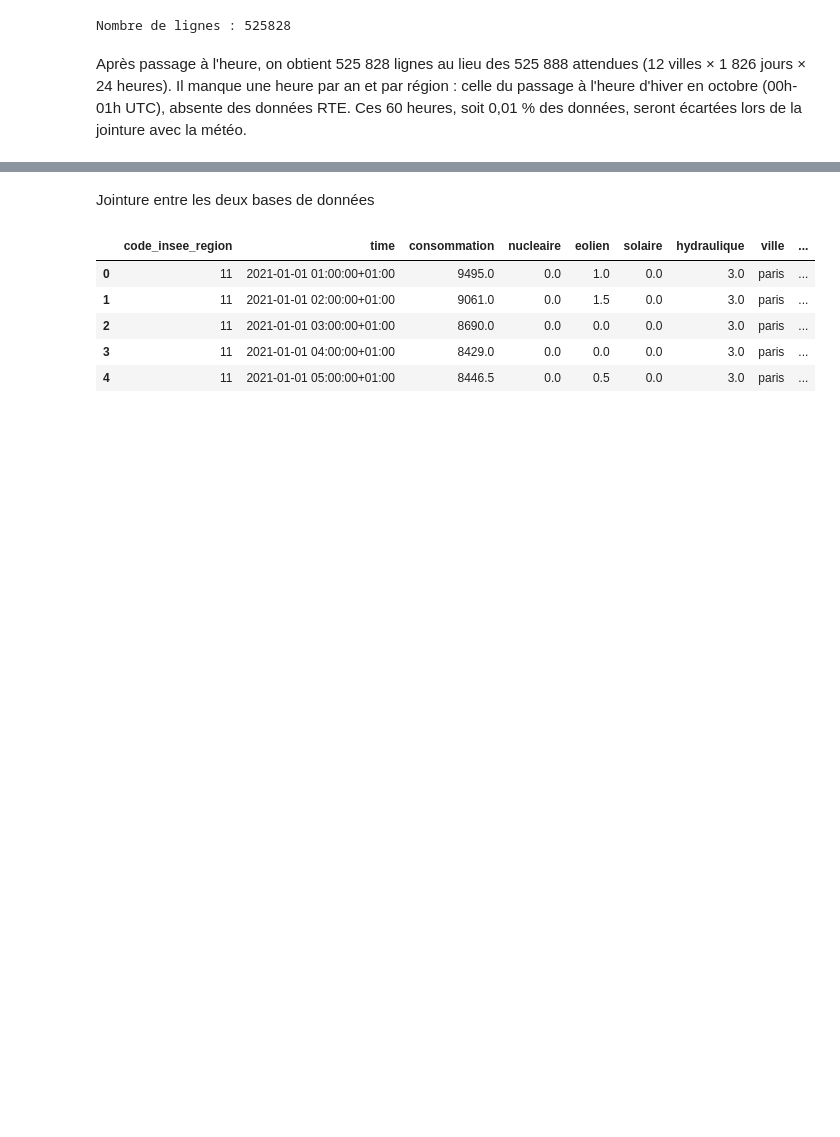
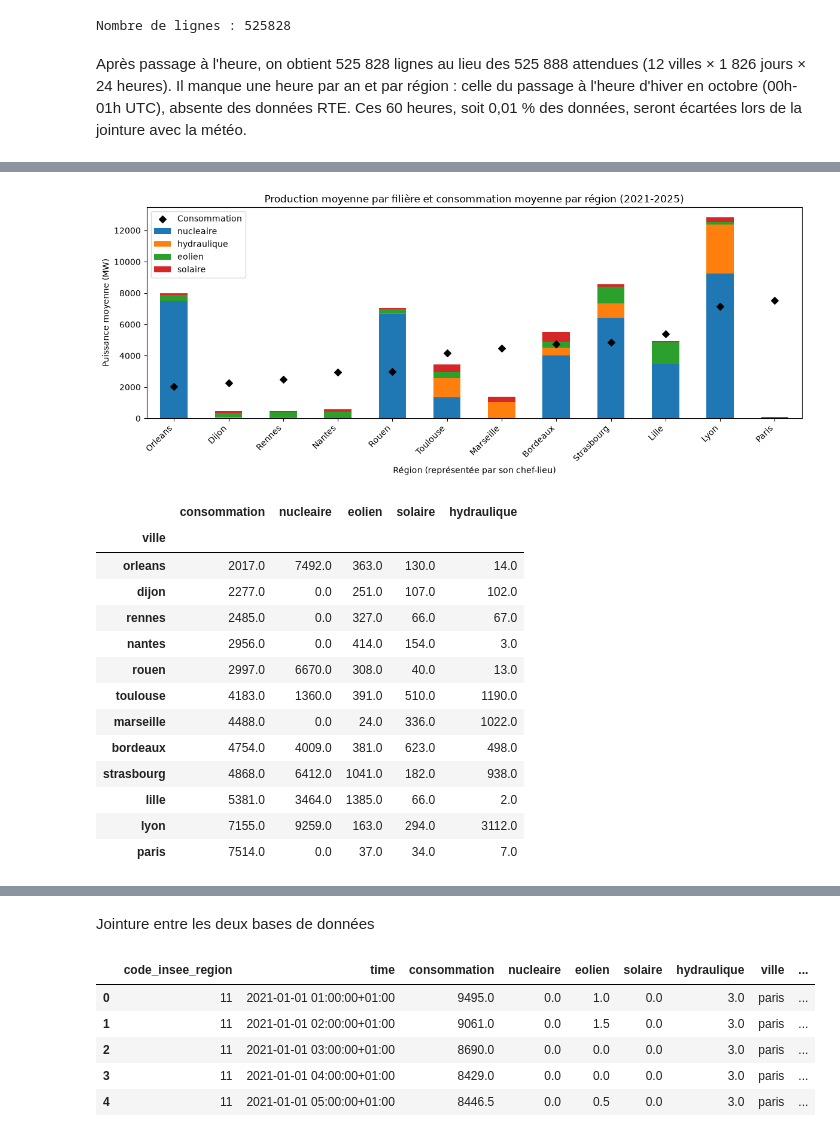
Before and after one commit to Cherif-git-code/Projet-Python-2026-2027, a Jupyter notebook: Rendu_final.ipynb, the cells around one changed output, grey strips where cells are left out. Cells and saved outputs as stored; diff of their text form; code cells hidden in the pictures; blank space fills up the shorter version.

```diff
--- a/Rendu_final.ipynb
+++ b/Rendu_final.ipynb
@@ -197,0 +219,21 @@ Après passage à l'heure, on obtient 525 828 lignes au lieu des 525 888 attendu
+# %%
+from src.electricite import tracer_moyennes_par_region
+
+moyennes_region = tracer_moyennes_par_region(elec_horaire)
+display(moyennes_region)
+# %% [output]
+[figure, added]
+|  | consommation | nucleaire | eolien | solaire | hydraulique |
+| ville |  |  |  |  |  |
+| orleans | 2017.0 | 7492.0 | 363.0 | 130.0 | 14.0 |
+| dijon | 2277.0 | 0.0 | 251.0 | 107.0 | 102.0 |
+| rennes | 2485.0 | 0.0 | 327.0 | 66.0 | 67.0 |
+| nantes | 2956.0 | 0.0 | 414.0 | 154.0 | 3.0 |
+| rouen | 2997.0 | 6670.0 | 308.0 | 40.0 | 13.0 |
+| toulouse | 4183.0 | 1360.0 | 391.0 | 510.0 | 1190.0 |
+| marseille | 4488.0 | 0.0 | 24.0 | 336.0 | 1022.0 |
+| bordeaux | 4754.0 | 4009.0 | 381.0 | 623.0 | 498.0 |
+| strasbourg | 4868.0 | 6412.0 | 1041.0 | 182.0 | 938.0 |
+| lille | 5381.0 | 3464.0 | 1385.0 | 66.0 | 2.0 |
+| lyon | 7155.0 | 9259.0 | 163.0 | 294.0 | 3112.0 |
+| paris | 7514.0 | 0.0 | 37.0 | 34.0 | 7.0 |
```
Also changed, not shown: parts of 2 cells of this notebook, 1 other file.
